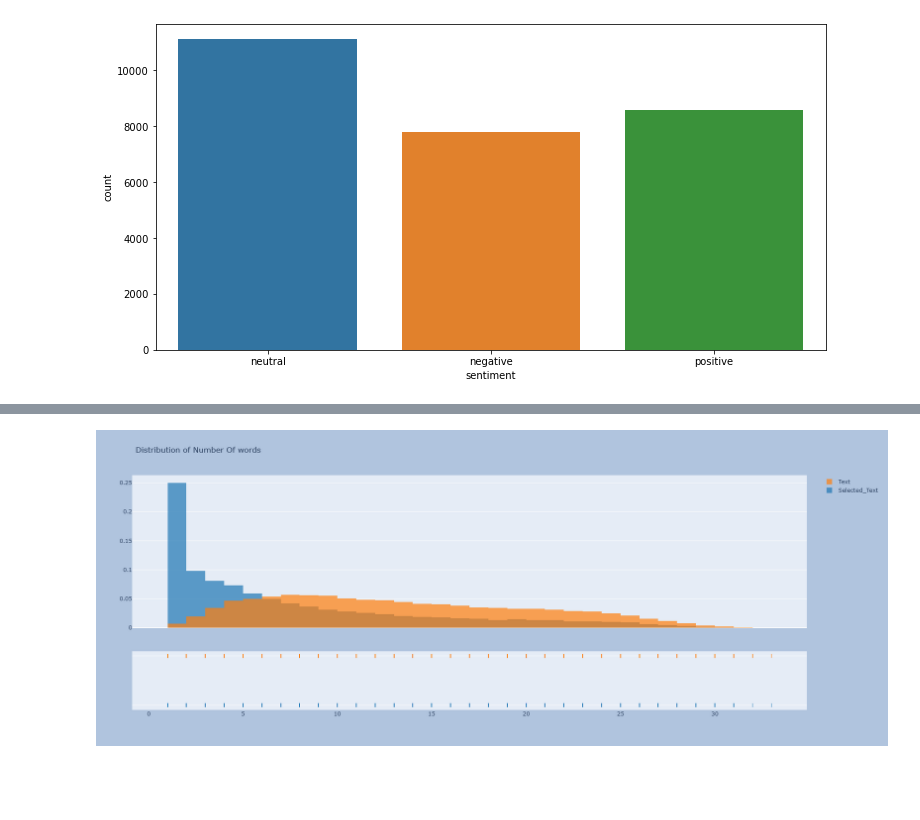
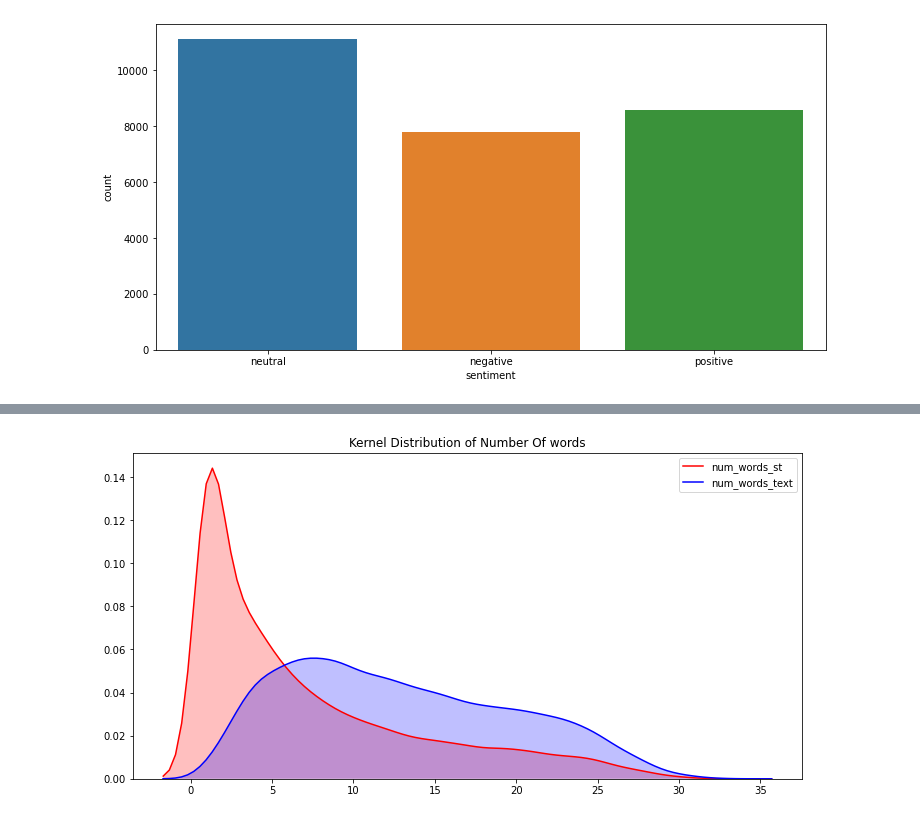
Before and after one commit to Cruzzor/twitter_sentiment, a Jupyter notebook: notebooks/Initial_Exploration.ipynb, the cells around one changed output, grey strips where cells are left out. Cells and saved outputs as stored; diff of their text form; code cells hidden in the pictures; blank space fills up the shorter version.

```diff
--- a/notebooks/Initial_Exploration.ipynb
+++ b/notebooks/Initial_Exploration.ipynb
@@ -135,20 +133,9 @@ train.head()
 | 2 | 088c60f138 | my boss is bullying me... | bullying me | negative | 0.166667 | 2 | 5 | ... |
 | 3 | 9642c003ef | what interview! leave me alone | leave me alone | negative | 0.600000 | 3 | 5 | ... |
 | 4 | 358bd9e861 | Sons of ****, why couldn`t they p... | Sons of ****, | negative | 0.214286 | 3 | 14 | ... |
-# %%
-hist_data = [train['num_words_st'],train['num_words_text']]
-
-group_labels = ['Selected_Text', 'Text']
-
-# Create distplot with custom bin_size
-fig = ff.create_distplot(hist_data, group_labels,show_curve=False)
-fig.update_layout(title_text='Distribution of Number Of words')
-fig.update_layout(
-    autosize=False,
-    width=900,
-    height=700,
-    paper_bgcolor="LightSteelBlue",
-)
-fig.show()
-# %% [output]
-[figure, removed]
+# %%
+plt.figure(figsize=(12,6))
+p1=sns.kdeplot(train['num_words_st'], shade=True, color="r").set_title('Kernel Distribution of Number Of words')
+p1=sns.kdeplot(train['num_words_text'], shade=True, color="b")
+# %% [output]
+[figure, added]
```
Also changed, not shown: parts of 2 cells of this notebook, 4 other files.
